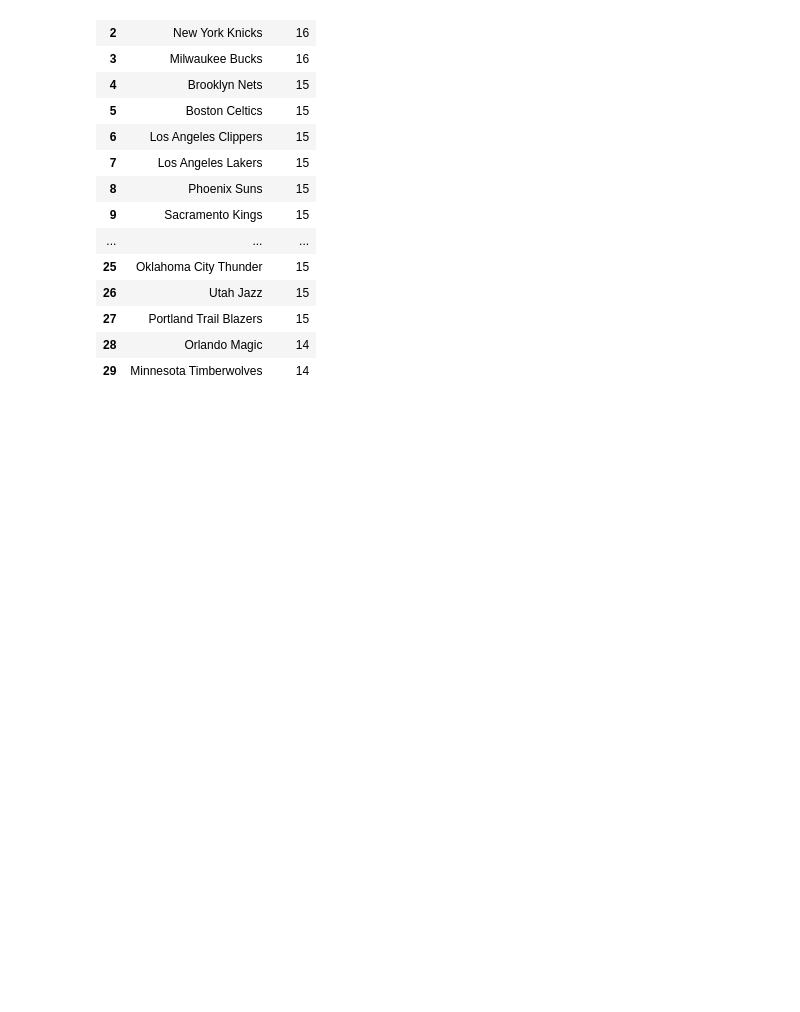
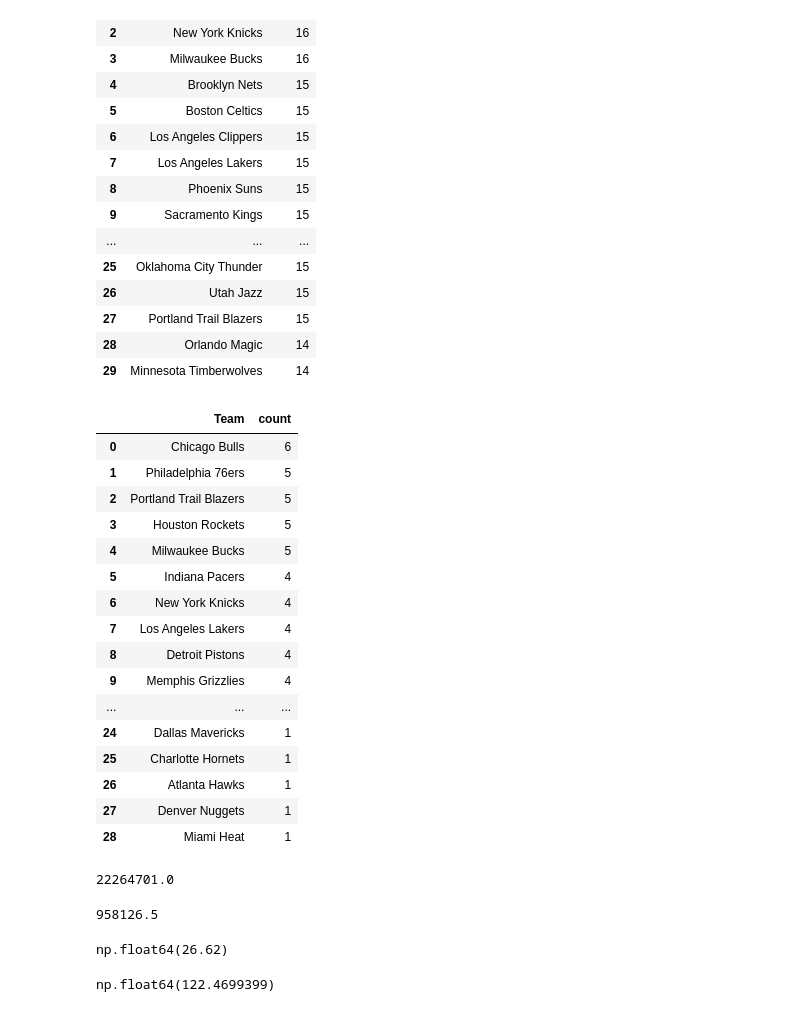
Before and after one commit to amityadav757330/DS-ML-AI, a Jupyter notebook: DS_ML_AI_Batch_1.ipynb, the cells around one changed output. Drawn from its saved outputs; the diff is of its cells as text; code cells hidden in the pictures; blank space fills up the shorter version.

```diff
--- a/DS_ML_AI_Batch_1.ipynb
+++ b/DS_ML_AI_Batch_1.ipynb
@@ -2357,6 +2357,47 @@ df['Team'].value_counts().reset_index()
 # %%
 # @title Q6
 # Which team has the highest no.of youngest players (Age less than or equal to 25) playing in the position "PF" or "SF".
+df[(df['Age'] <= 25) & (df['Position'].isin(['PF','SF']))]['Team'].value_counts().reset_index()
+# %% [output]
+|  | Team | count |
+| 0 | Chicago Bulls | 6 |
+| 1 | Philadelphia 76ers | 5 |
+| 2 | Portland Trail Blazers | 5 |
+| 3 | Houston Rockets | 5 |
+| 4 | Milwaukee Bucks | 5 |
+| 5 | Indiana Pacers | 4 |
+| 6 | New York Knicks | 4 |
+| 7 | Los Angeles Lakers | 4 |
+| 8 | Detroit Pistons | 4 |
+| 9 | Memphis Grizzlies | 4 |
+| ... | ... | ... |
+| 24 | Dallas Mavericks | 1 |
+| 25 | Charlotte Hornets | 1 |
+| 26 | Atlanta Hawks | 1 |
+| 27 | Denver Nuggets | 1 |
+| 28 | Miami Heat | 1 |
 # %%
 # @title Q7
 # What is the sum of the salaries of all the players with chest number 41?
+print(df[df['Chest_Number'] == 41]['Salary'].sum())
+# %% [output]
+22264701.0
+# %%
+# @title Q8
+# What is the average salary recieved by players who are 23 or younger in the team 'Chicago Bulls'
+print(df[(df['Age'] <= 23) & (df['Team'] == 'Chicago Bulls')]['Salary'].mean())
+# %% [output]
+958126.5
+# %%
+# @title Q9
+# What is the average age of players from rows 201 to 250?
+cond = df.loc[201:250] # In location function it doesn't have n-1 attribute
+cond['Age'].mean()
+# %% [output]
+np.float64(26.62)
+# %%
+# @title Q10
+# What is the weight in KGs for 112th record (111th Index)?
+df.loc[111, 'Weight(Kgs)']
+# %% [output]
+np.float64(122.4699399)
```
Also changed, not shown: parts of 7 cells of this notebook.
